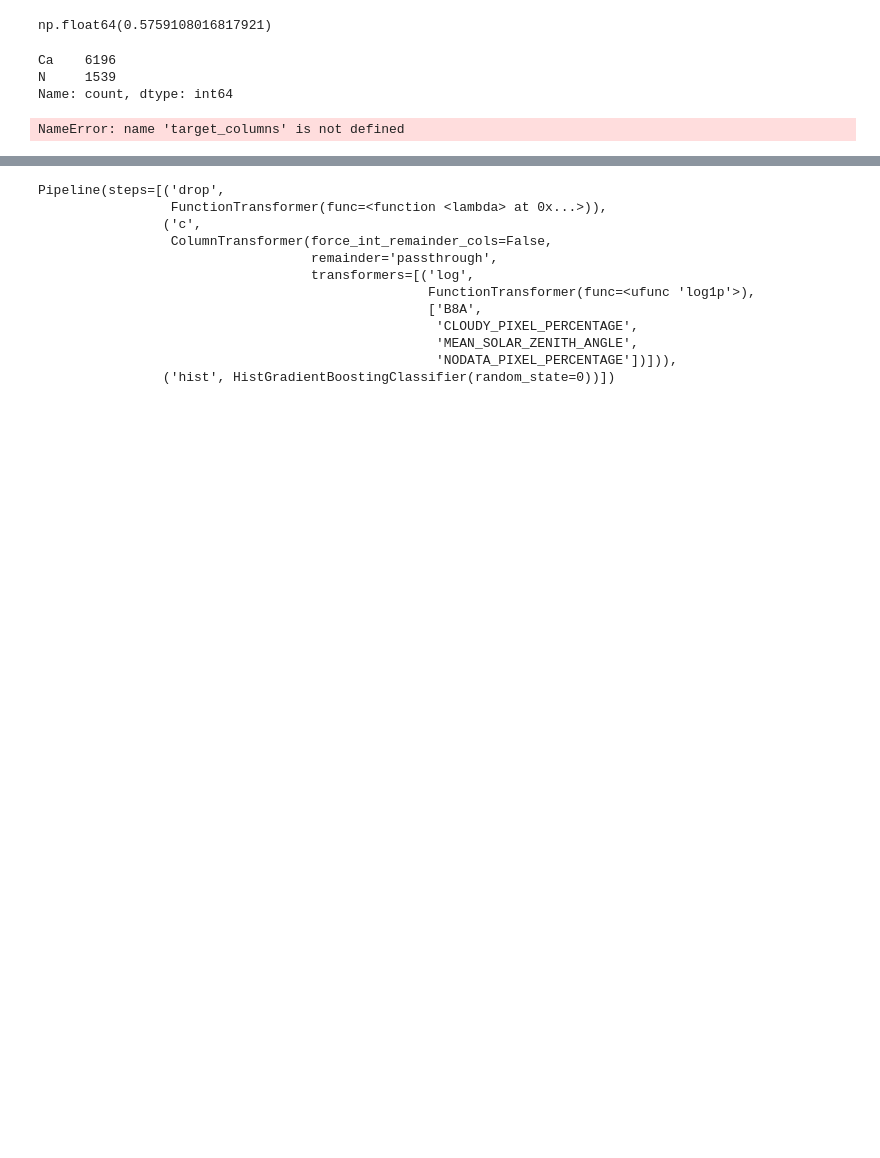
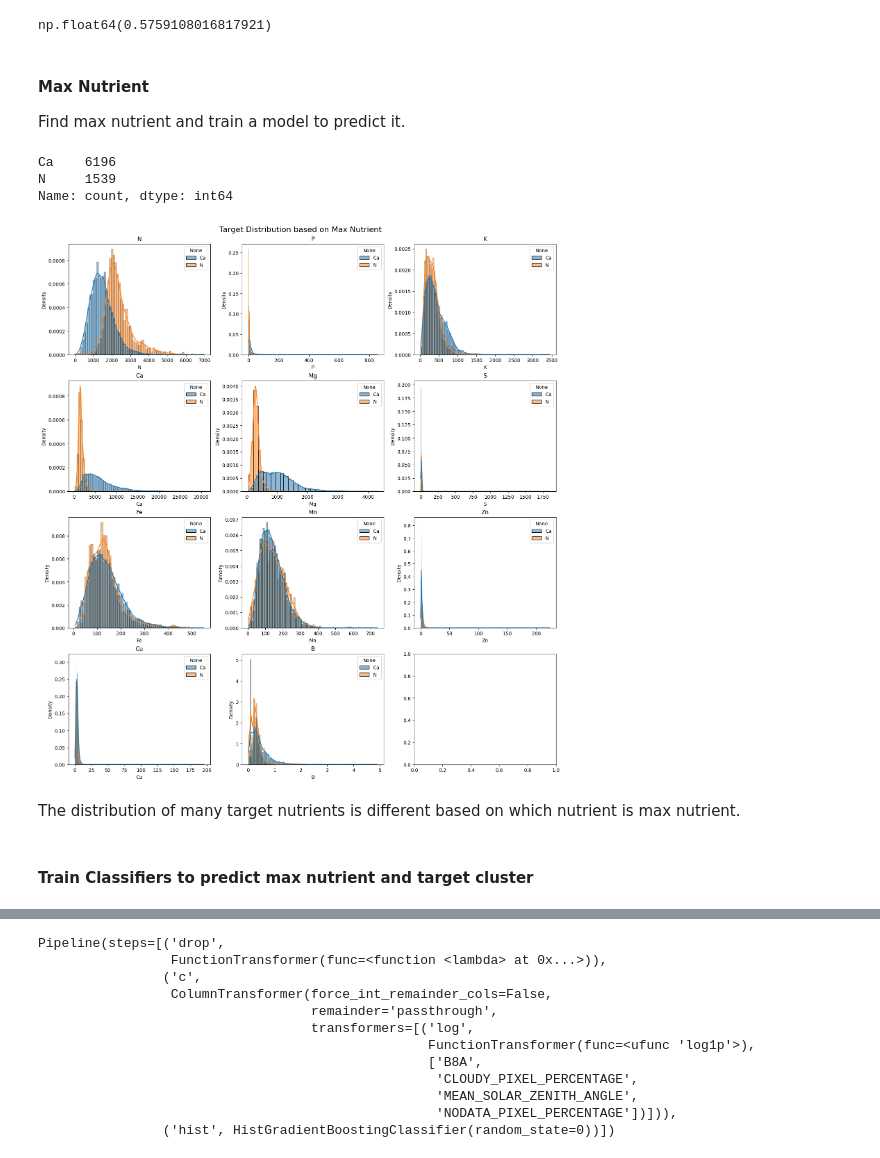
Before and after one commit to omerym/Amini-Soil-Prediction-Challenge, a Jupyter notebook: model.ipynb, the cells around one changed output, grey strips where cells are left out. Drawn from its saved outputs; the diff is of its cells as text; code cells hidden in the pictures; blank space fills up the shorter version.

```diff
--- a/model.ipynb
+++ b/model.ipynb
@@ -141,6 +157,9 @@ target_cluster = pd.Series(data=kmeans.fit_predict(Y), index=Y.index)
 silhouette_score(X=Y, labels=target_cluster)
 # %% [output]
 np.float64(0.5759108016817921)
+# %% [markdown]
+#### Max Nutrient
+Find max nutrient and train a model to predict it.
 # %%
 max_nutrient = train_dropna[target_columns].apply(
     lambda x: np.argmax(x), axis=1).map(lambda x: target_columns[x])
@@ -153,19 +172,23 @@ Name: count, dtype: int64
 # %%
 column_count = len(target_columns)
 nrows = (column_count + 2) // 3
 ncols = min(column_count, 3)
 fig, axs = plt.subplots(nrows=nrows, ncols=ncols,
                         figsize=(5*ncols, 4*nrows),
                         constrained_layout=True)
 axs = axs.reshape(-1)
 for i, col in enumerate(tqdm(target_columns, desc="Plotting")):
     axs[i].set_title(col)
     sns.histplot(hue=max_nutrient, x=train_dropna[col], ax=axs[i],
                  stat='density',  # Normalizes each hue group separately
                  common_norm=False,  # Each hue gets its own scale
                  kde=True, )
-plt.title("Target Distribution based on Max Nutrient")
+fig.suptitle("Target Distribution based on Max Nutrient", fontsize=16)
 plt.show()
 # %% [output]
-NameError: name 'target_columns' is not defined
+[figure, added]
+# %% [markdown]
+The distribution of many target nutrients is different based on which nutrient is max nutrient.
+# %% [markdown]
+#### Train Classifiers to predict max nutrient and target cluster
 # %%
```
Also changed, not shown: parts of 22 cells of this notebook.
